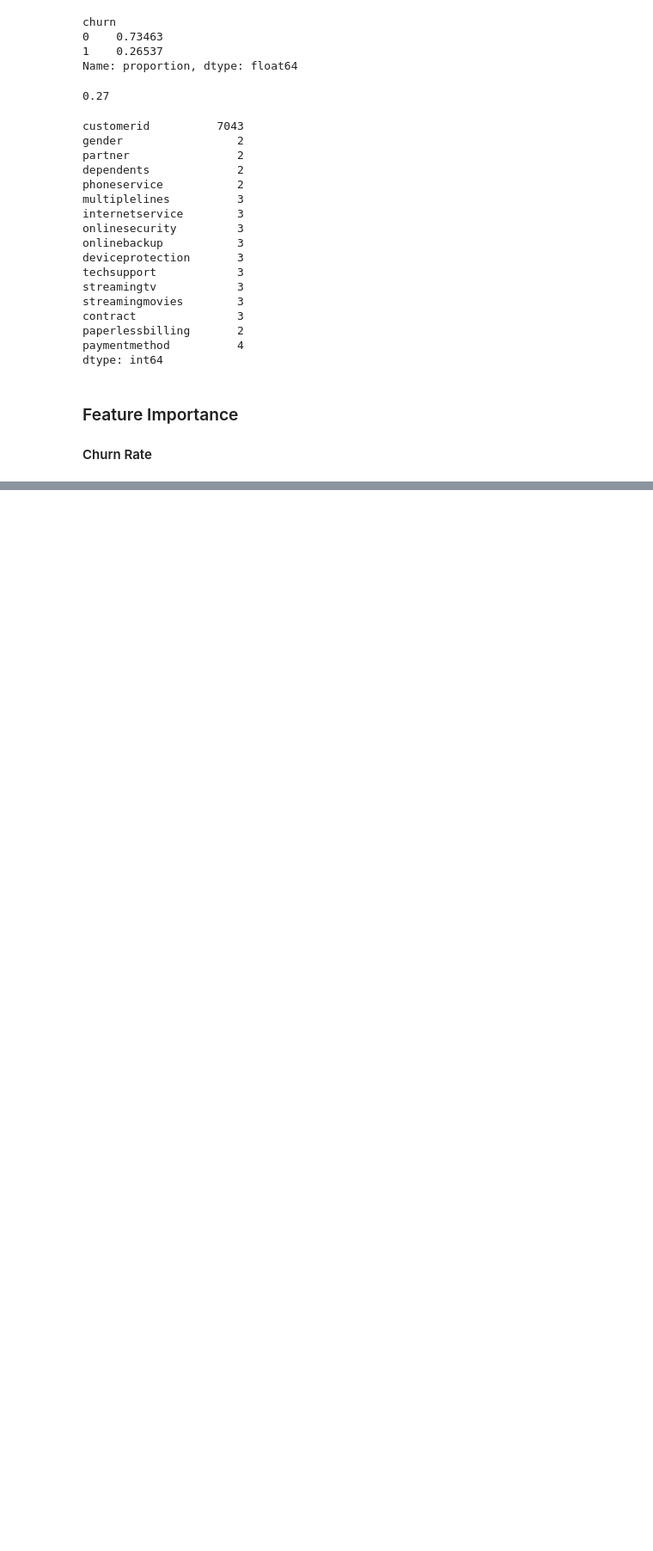
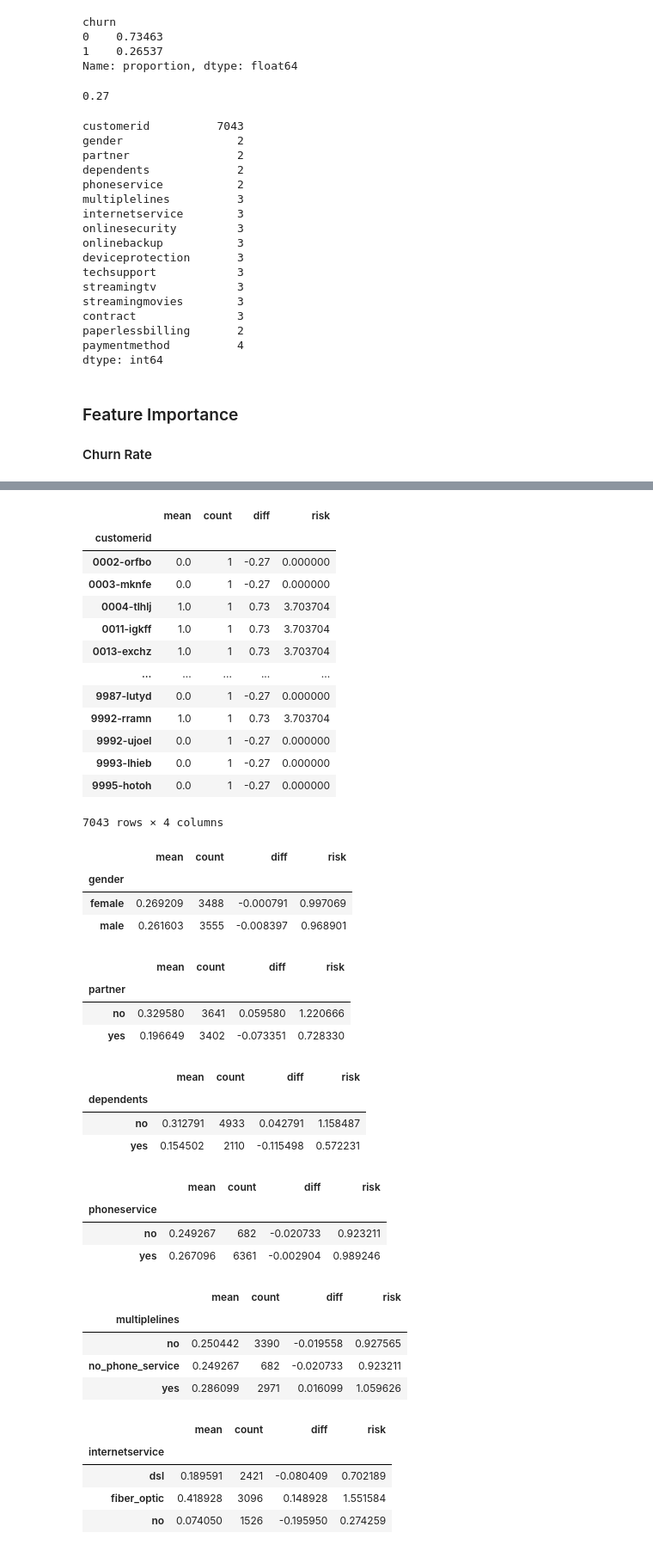
Before and after one commit to ArmandWinant/ml-zoomcamp, a Jupyter notebook: 03-classification/customer_churn.ipynb, the cells around one changed output, grey strips where cells are left out. Shown at 86% size. Drawn from its saved outputs; the diff is of its cells as text; code cells hidden in the pictures; blank space fills up the shorter version.

```diff
--- a/03-classification/customer_churn.ipynb
+++ b/03-classification/customer_churn.ipynb
@@ -97,8 +97,8 @@ global_churn_rate
 # %% [output]
 0.27
 # %%
-# numeric_vars = df_train_full.select_dtypes('number').columns
-# categorical_vars = df_train_full.select_dtypes(exclude='number').columns
+numeric_vars = df_train_full.select_dtypes('number').columns
+categorical_vars = df_train_full.select_dtypes(exclude='number').columns
 # %%
 df.select_dtypes(exclude='number').nunique()
 # %% [output]
@@ -138,0 +141,48 @@ Name: churn, dtype: float64
+# %%
+for c in categorical_vars:
+  df_group = df.groupby(c).churn.agg(['mean', 'count'])
+  df_group['diff'] = df_group['mean'] - global_churn_rate
+  df_group['risk'] = df_group['mean'] / global_churn_rate
+  display(df_group)
+  print()
+# %% [output]
+|  | mean | count | diff | risk |
+| customerid |  |  |  |  |
+| 0002-orfbo | 0.0 | 1 | -0.27 | 0.000000 |
+| 0003-mknfe | 0.0 | 1 | -0.27 | 0.000000 |
+| 0004-tlhlj | 1.0 | 1 | 0.73 | 3.703704 |
+| 0011-igkff | 1.0 | 1 | 0.73 | 3.703704 |
+| 0013-exchz | 1.0 | 1 | 0.73 | 3.703704 |
+| ... | ... | ... | ... | ... |
+| 9987-lutyd | 0.0 | 1 | -0.27 | 0.000000 |
+| 9992-rramn | 1.0 | 1 | 0.73 | 3.703704 |
+| 9992-ujoel | 0.0 | 1 | -0.27 | 0.000000 |
+| 9993-lhieb | 0.0 | 1 | -0.27 | 0.000000 |
+| 9995-hotoh | 0.0 | 1 | -0.27 | 0.000000 |
+7043 rows × 4 columns
+|  | mean | count | diff | risk |
+| gender |  |  |  |  |
+| female | 0.269209 | 3488 | -0.000791 | 0.997069 |
+| male | 0.261603 | 3555 | -0.008397 | 0.968901 |
+|  | mean | count | diff | risk |
+| partner |  |  |  |  |
+| no | 0.329580 | 3641 | 0.059580 | 1.220666 |
+| yes | 0.196649 | 3402 | -0.073351 | 0.728330 |
+|  | mean | count | diff | risk |
+| dependents |  |  |  |  |
+| no | 0.312791 | 4933 | 0.042791 | 1.158487 |
+| yes | 0.154502 | 2110 | -0.115498 | 0.572231 |
+|  | mean | count | diff | risk |
+| phoneservice |  |  |  |  |
+| no | 0.249267 | 682 | -0.020733 | 0.923211 |
+| yes | 0.267096 | 6361 | -0.002904 | 0.989246 |
+|  | mean | count | diff | risk |
+| multiplelines |  |  |  |  |
+| no | 0.250442 | 3390 | -0.019558 | 0.927565 |
+| no_phone_service | 0.249267 | 682 | -0.020733 | 0.923211 |
+| yes | 0.286099 | 2971 | 0.016099 | 1.059626 |
+|  | mean | count | diff | risk |
+| internetservice |  |  |  |  |
+| dsl | 0.189591 | 2421 | -0.080409 | 0.702189 |
+| fiber_optic | 0.418928 | 3096 | 0.148928 | 1.551584 |
+| no | 0.074050 | 1526 | -0.195950 | 0.274259 |
```
Also changed, not shown: parts of 4 cells of this notebook.
